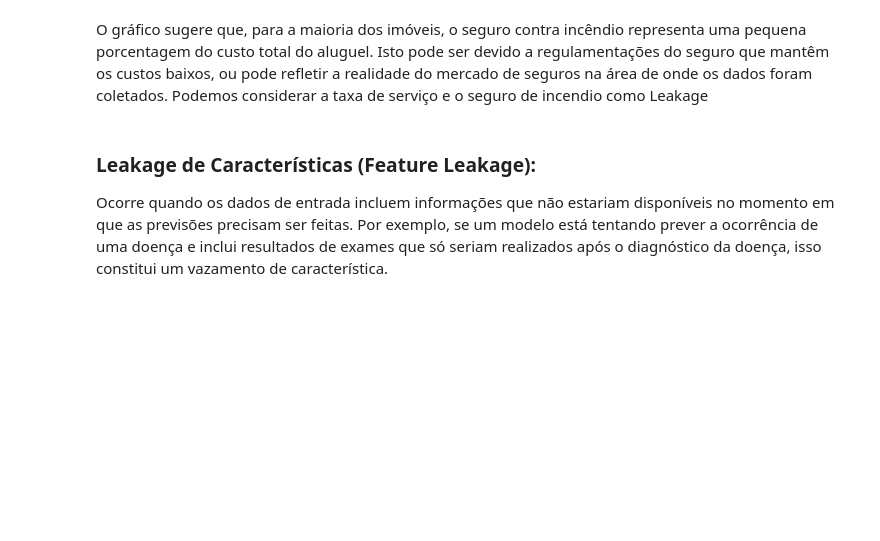
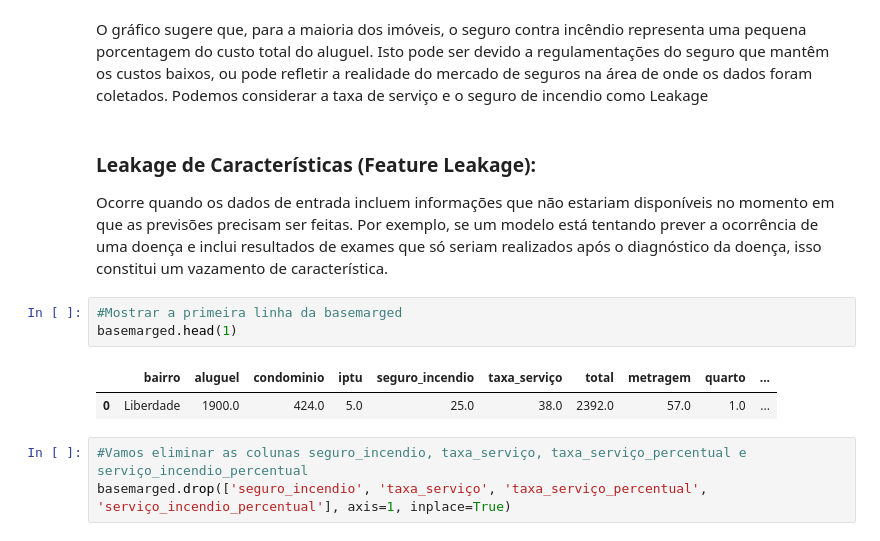
Before and after one commit to abilioepalanga/Market-Value-Predictor-Airbnb, a Jupyter notebook: main.ipynb, the cells around one changed output. Cells and saved outputs as stored; diff of their text form; blank space fills up the shorter version.

Commit message:
Eliminando as primeiras colunas consideradas Leakage

```diff
--- a/main.ipynb
+++ b/main.ipynb
@@ -1494,3 +1494,12 @@ Podemos considerar a taxa de serviço e o seguro de incendio como Leakage
 # %% [markdown]
 ### <p color=Orange> Leakage de Características (Feature Leakage):</p>
 Ocorre quando os dados de entrada incluem informações que não estariam disponíveis no momento em que as previsões precisam ser feitas. Por exemplo, se um modelo está tentando prever a ocorrência de uma doença e inclui resultados de exames que só seriam realizados após o diagnóstico da doença, isso constitui um vazamento de característica.
+# %%
+#Mostrar a primeira linha da basemarged
+basemarged.head(1)
+# %% [output]
+|  | bairro | aluguel | condominio | iptu | seguro_incendio | taxa_serviço | total | metragem | quarto | ... |
+| 0 | Liberdade | 1900.0 | 424.0 | 5.0 | 25.0 | 38.0 | 2392.0 | 57.0 | 1.0 | ... |
+# %%
+#Vamos eliminar as colunas seguro_incendio, taxa_serviço, taxa_serviço_percentual e serviço_incendio_percentual
+basemarged.drop(['seguro_incendio', 'taxa_serviço', 'taxa_serviço_percentual', 'serviço_incendio_percentual'], axis=1, inplace=True)
```
